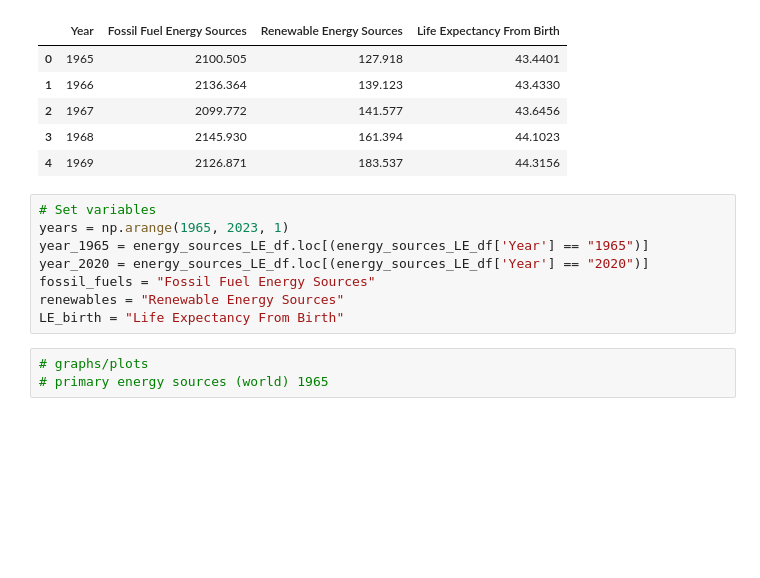
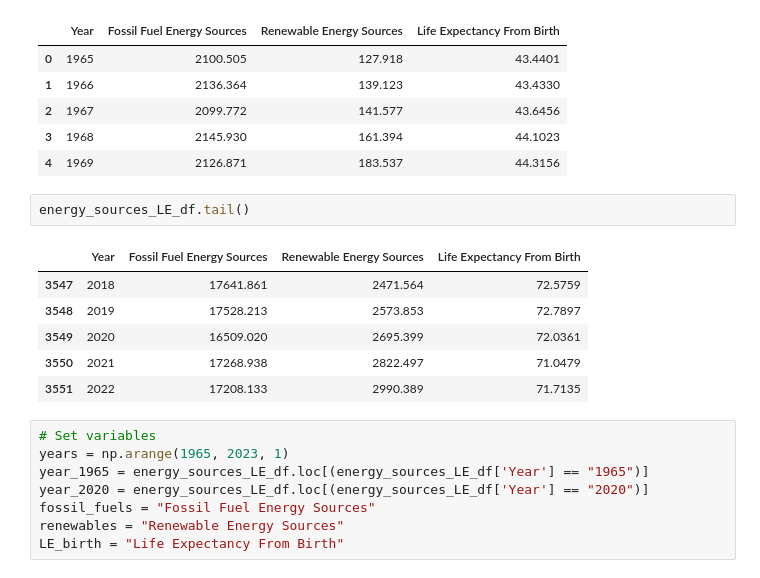
Before and after one commit to Faith-Hall/Group-Project-1, a Jupyter notebook: analysis_3.ipynb, the cells around one changed output. Drawn from its saved outputs; the diff is of its cells as text; blank space fills up the shorter version.

```diff
--- a/analysis_3.ipynb
+++ b/analysis_3.ipynb
@@ -56,6 +56,15 @@ energy_sources_LE_df.head()
 | 2 | 1967 | 2099.772 | 141.577 | 43.6456 |
 | 3 | 1968 | 2145.930 | 161.394 | 44.1023 |
 | 4 | 1969 | 2126.871 | 183.537 | 44.3156 |
+# %%
+energy_sources_LE_df.tail()
+# %% [output]
+|  | Year | Fossil Fuel Energy Sources | Renewable Energy Sources | Life Expectancy From Birth |
+| 3547 | 2018 | 17641.861 | 2471.564 | 72.5759 |
+| 3548 | 2019 | 17528.213 | 2573.853 | 72.7897 |
+| 3549 | 2020 | 16509.020 | 2695.399 | 72.0361 |
+| 3550 | 2021 | 17268.938 | 2822.497 | 71.0479 |
+| 3551 | 2022 | 17208.133 | 2990.389 | 71.7135 |
 # %%
 # Set variables
 years = np.arange(1965, 2023, 1)
@@ -64,6 +73,3 @@ year_2020 = energy_sources_LE_df.loc[(energy_sources_LE_df['Year'] == "2020")]
 fossil_fuels = "Fossil Fuel Energy Sources"
 renewables = "Renewable Energy Sources"
 LE_birth = "Life Expectancy From Birth"
-# %%
-# graphs/plots
-# primary energy sources (world) 1965
```
Also changed, not shown: parts of 2 cells of this notebook.
